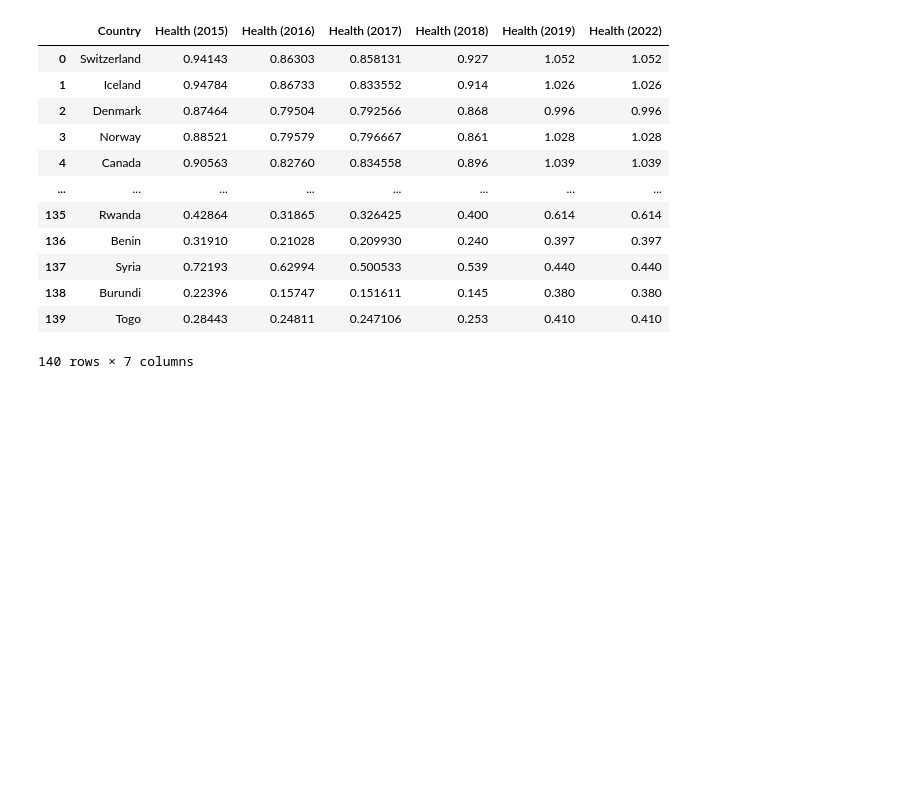
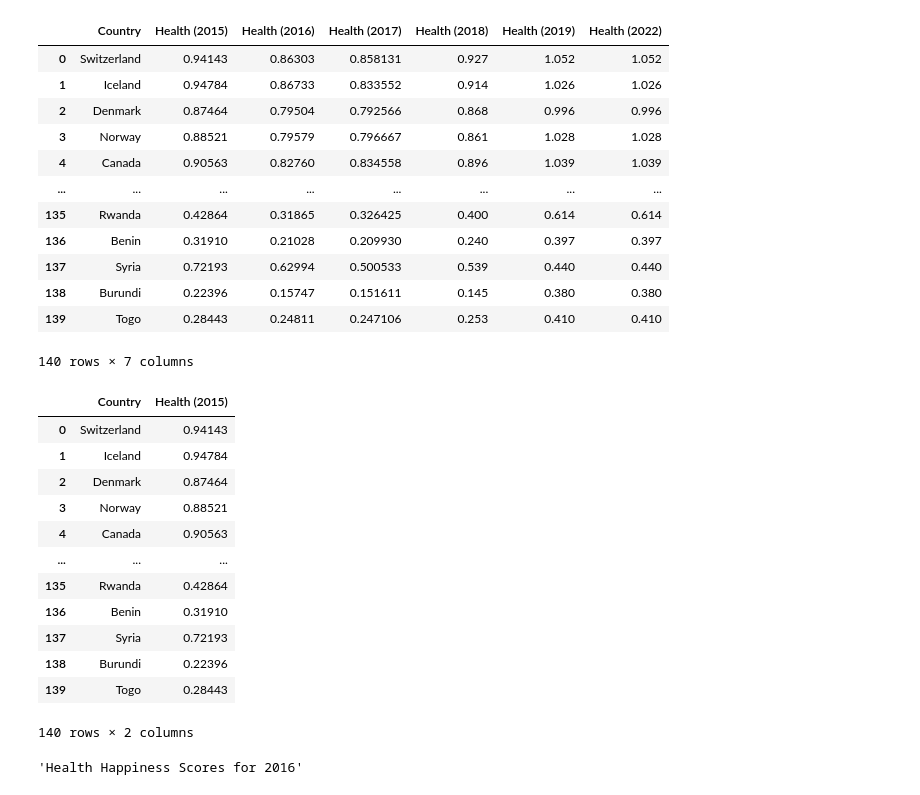
Before and after one commit to tvaughn905/Project-1, a Jupyter notebook: LongLife.ipynb, the cells around one changed output. Cells and saved outputs as stored; diff of their text form; code cells hidden in the pictures; blank space fills up the shorter version.

```diff
--- a/LongLife.ipynb
+++ b/LongLife.ipynb
@@ -10,3 +12,10 @@ pwd
+# %%
+# define variables, lists
+# years of data for analysis
+year_list = ['2015', '2016', '2017', '2018', '2019', '2022']
+
+# project happiness survey categories
+test_criteria = ['Happiness Overall', 'Family', 'Health', 'Freedom', 'Corruption', 'Generosity']
 # %%
 # Load csv files containing the data from the Happiness Surveys for the years 2015 through 2019 and 2022
 clean_data_df = pd.read_csv('Output_data/merged_df.csv')
@@ -34,8 +64,9 @@ health_data_df = pd.DataFrame(clean_data_df[['Country.1',
                                             'Health (2017)',
                                             'Health (2018)',
                                             'Health (2019)',
-                                            'Health (2022)'
-                                            ]])
+                                            'Health (2022)',
+                                             ]])
+
 # rename the country column to make it easy on the eyes
 health_data_df = health_data_df.rename(columns={'Country.1':'Country'})
 # display only the columns pertaining to health
@@ -56,0 +107,42 @@ health_data_df
+# %%
+# loop through new DataFrames to make a bar graph of Health Happiness Scores
+test_criteria = 'Health'
+
+#i = 0 # start with the first year in the list
+#for yr in year_list:
+
+    # define loop variables
+test_year = year_list[0]
+        ## create the column for testing
+col = f'{test_criteria} ({test_year})'
+        ## create the DataFrame for testing
+score_df = f'{test_criteria}{test_year}_df'
+
+score_df = pd.DataFrame(health_data_df, columns = ['Country',f'{col}'])
+score_df
+# %% [output]
+|  | Country | Health (2015) |
+| 0 | Switzerland | 0.94143 |
+| 1 | Iceland | 0.94784 |
+| 2 | Denmark | 0.87464 |
+| 3 | Norway | 0.88521 |
+| 4 | Canada | 0.90563 |
+| ... | ... | ... |
+| 135 | Rwanda | 0.42864 |
+| 136 | Benin | 0.31910 |
+| 137 | Syria | 0.72193 |
+| 138 | Burundi | 0.22396 |
+| 139 | Togo | 0.28443 |
+140 rows × 2 columns
+# %%
+test_criteria = ['Health'
+
+i += 1 # start with the first year in the list
+#for yr in year_list:
+    # define loop variables
+test_year = (year_list[i])
+title= (f'Health Happiness Scores for {test_year}')
+#i +=1
+title
+# %% [output]
+'Health Happiness Scores for 2016'
```
Also changed, not shown: parts of 9 cells of this notebook.
